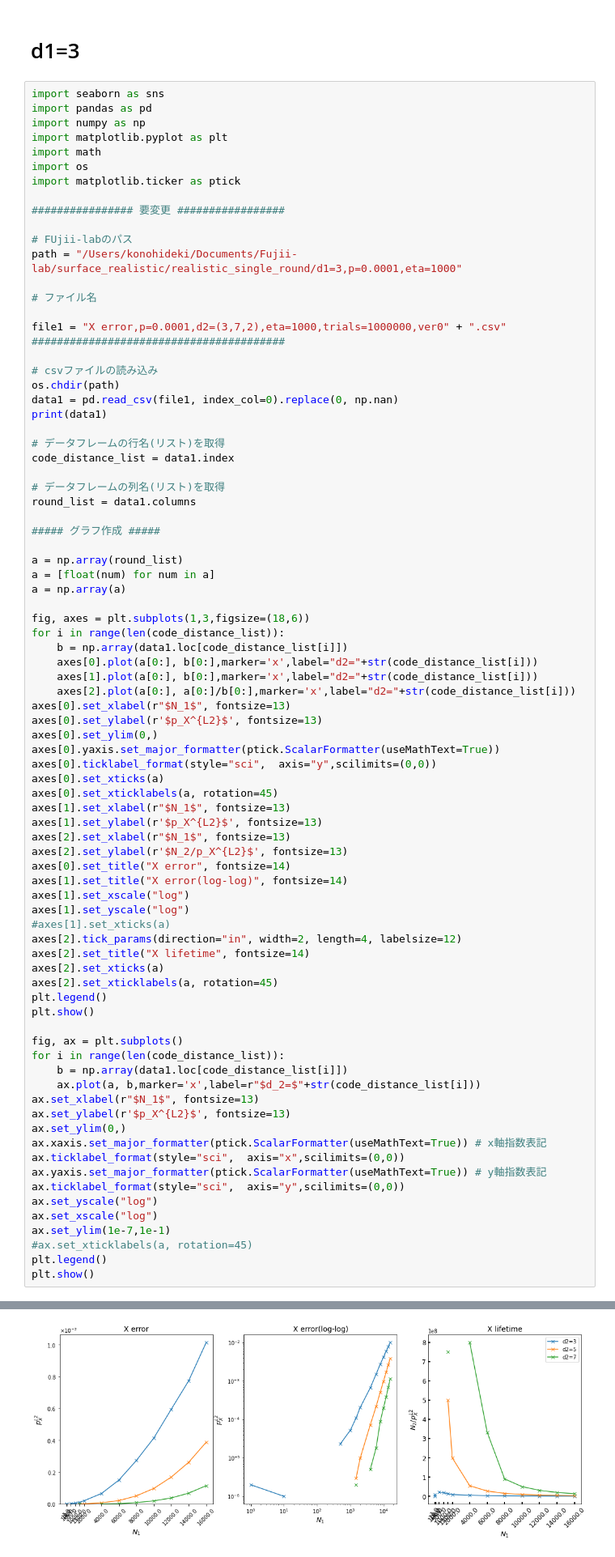
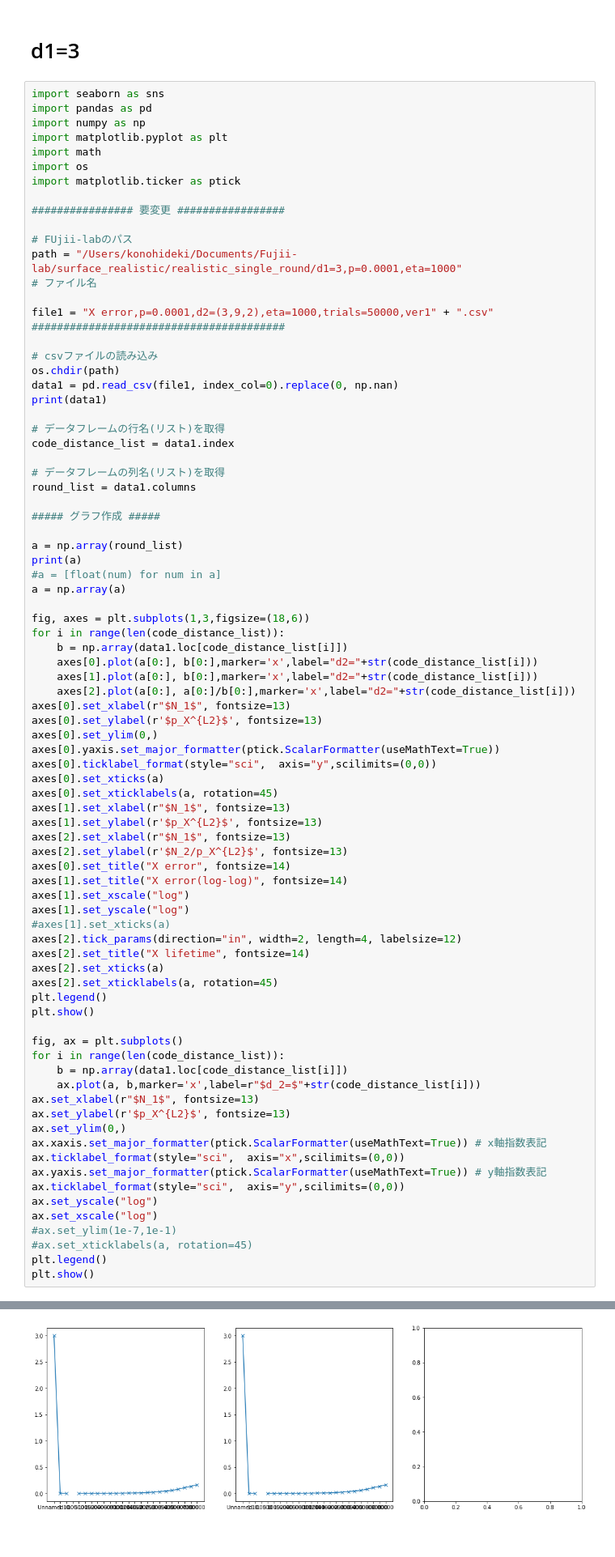
Before and after one commit to kono0924/Fujii-lab, a Jupyter notebook: surface_realistic/realistic_single_round/csv_view_0.0001.ipynb, the cells around one changed output, grey strips where cells are left out. Shown at 81% size. Drawn from its saved outputs; the diff is of its cells as text.

```diff
--- a/surface_realistic/realistic_single_round/csv_view_0.0001.ipynb
+++ b/surface_realistic/realistic_single_round/csv_view_0.0001.ipynb
@@ -13,10 +13,9 @@ import matplotlib.ticker as ptick
 
 # FUjii-labのパス
 path = "/Users/konohideki/Documents/Fujii-lab/surface_realistic/realistic_single_round/d1=3,p=0.0001,eta=1000"
-
 # ファイル名
 
-file1 = "X error,p=0.0001,d2=(3,7,2),eta=1000,trials=1000000,ver0" + ".csv"
+file1 = "X error,p=0.0001,d2=(3,9,2),eta=1000,trials=50000,ver1" + ".csv"
 ########################################
 
 # csvファイルの読み込み
@@ -33,7 +32,8 @@ round_list = data1.columns
 ##### グラフ作成 #####
 
 a = np.array(round_list)
-a = [float(num) for num in a]
+print(a)
+#a = [float(num) for num in a]
 a = np.array(a)
 
 fig, axes = plt.subplots(1,3,figsize=(18,6))
@@ -78,7 +78,7 @@ ax.yaxis.set_major_formatter(ptick.ScalarFormatter(useMathText=True)) # y軸指
 ax.ticklabel_format(style="sci",  axis="y",scilimits=(0,0))
 ax.set_yscale("log")
 ax.set_xscale("log")
-ax.set_ylim(1e-7,1e-1)
+#ax.set_ylim(1e-7,1e-1)
 #ax.set_xticklabels(a, rotation=45)
 plt.legend()
 plt.show()
@@ -95 +104 @@ plt.show()
-[figure, old version]
+[figure, new version]
```
Also changed, not shown: parts of 1 cell of this notebook, 2 other files.
